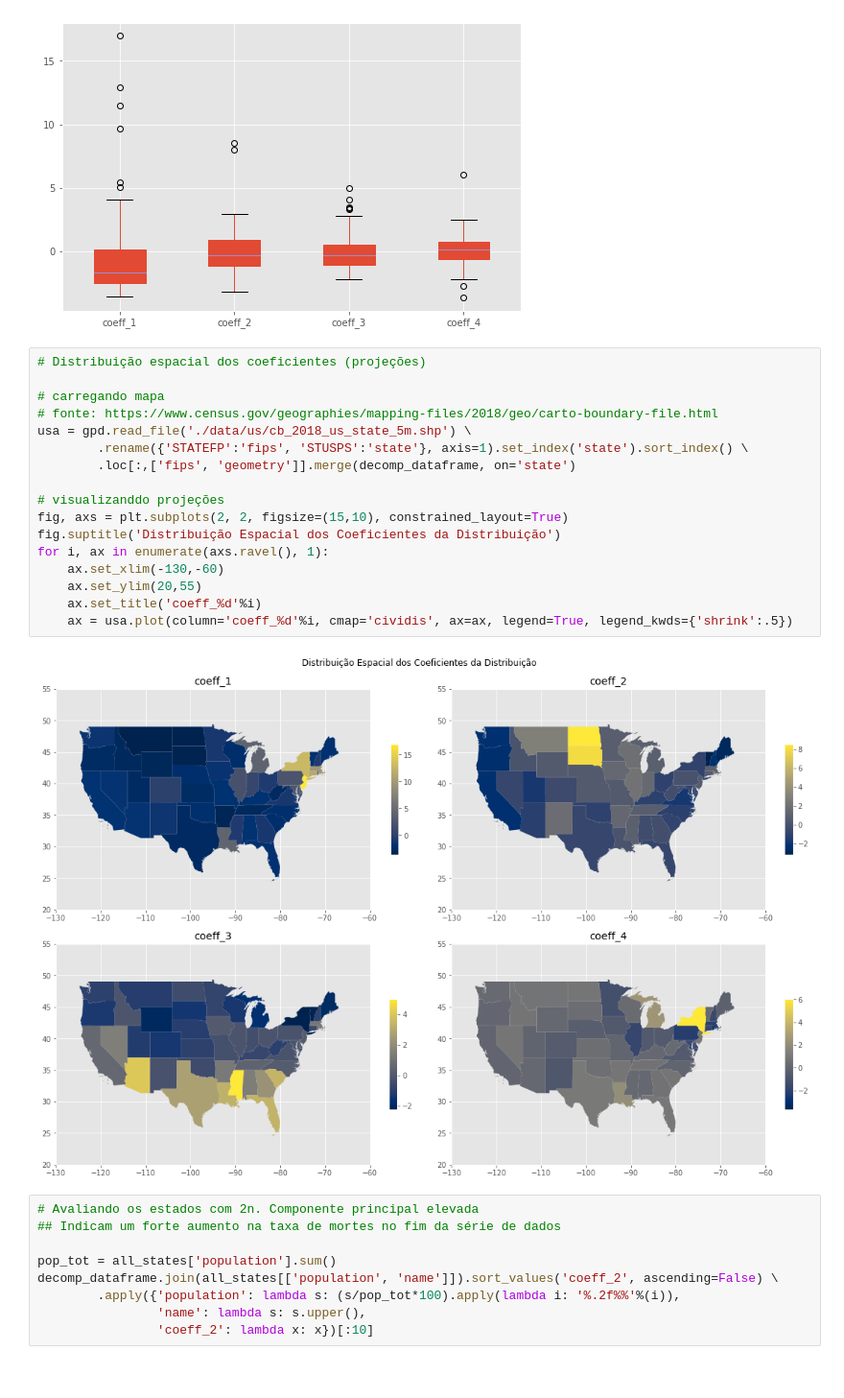
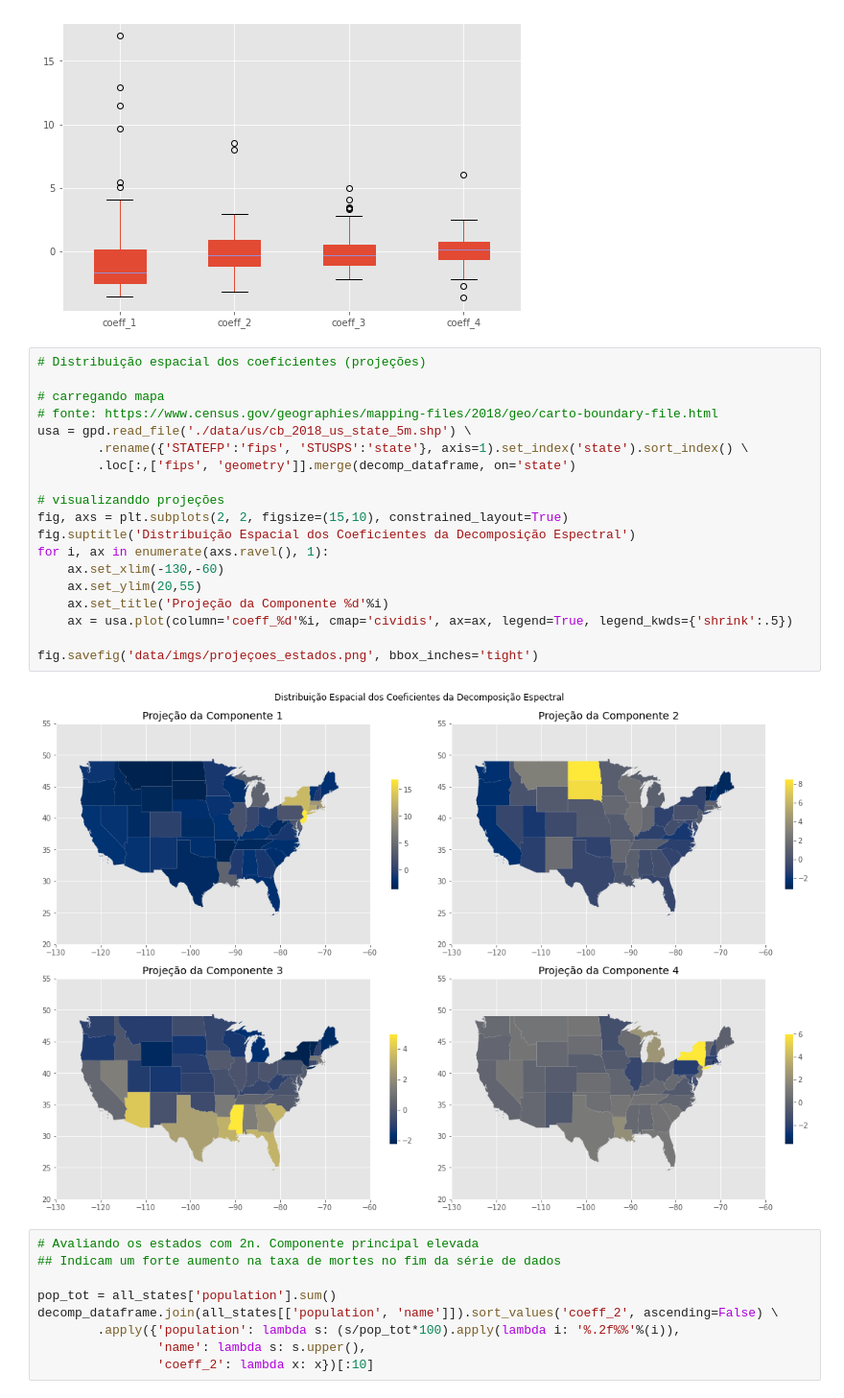
Before and after one commit to C0nrado/covid_prediction, a Jupyter notebook: 02_EDA_avancada.ipynb, the cells around one changed output. Shown at 96% size. Drawn from its saved outputs; the diff is of its cells as text.

```diff
--- a/02_EDA_avancada.ipynb
+++ b/02_EDA_avancada.ipynb
@@ -139,22 +141,24 @@ decomp_dataframe.boxplot(patch_artist=True, ax=ax)
 # %%
 # Distribuição espacial dos coeficientes (projeções)
 
 # carregando mapa
 # fonte: https://www.census.gov/geographies/mapping-files/2018/geo/carto-boundary-file.html
 usa = gpd.read_file('./data/us/cb_2018_us_state_5m.shp') \
         .rename({'STATEFP':'fips', 'STUSPS':'state'}, axis=1).set_index('state').sort_index() \
         .loc[:,['fips', 'geometry']].merge(decomp_dataframe, on='state')
 
 # visualizanddo projeções
 fig, axs = plt.subplots(2, 2, figsize=(15,10), constrained_layout=True)
-fig.suptitle('Distribuição Espacial dos Coeficientes da Distribuição')
+fig.suptitle('Distribuição Espacial dos Coeficientes da Decomposição Espectral')
 for i, ax in enumerate(axs.ravel(), 1):
     ax.set_xlim(-130,-60)
     ax.set_ylim(20,55)
-    ax.set_title('coeff_%d'%i)
+    ax.set_title('Projeção da Componente %d'%i)
     ax = usa.plot(column='coeff_%d'%i, cmap='cividis', ax=ax, legend=True, legend_kwds={'shrink':.5})
+
+fig.savefig('data/imgs/projeçoes_estados.png', bbox_inches='tight')
 # %% [output]
-[figure, old version]
+[figure, new version]
 # %%
 # Avaliando os estados com 2n. Componente principal elevada
 ## Indicam um forte aumento na taxa de mortes no fim da série de dados
```
Also changed, not shown: parts of 9 cells of this notebook, 3 other files.
